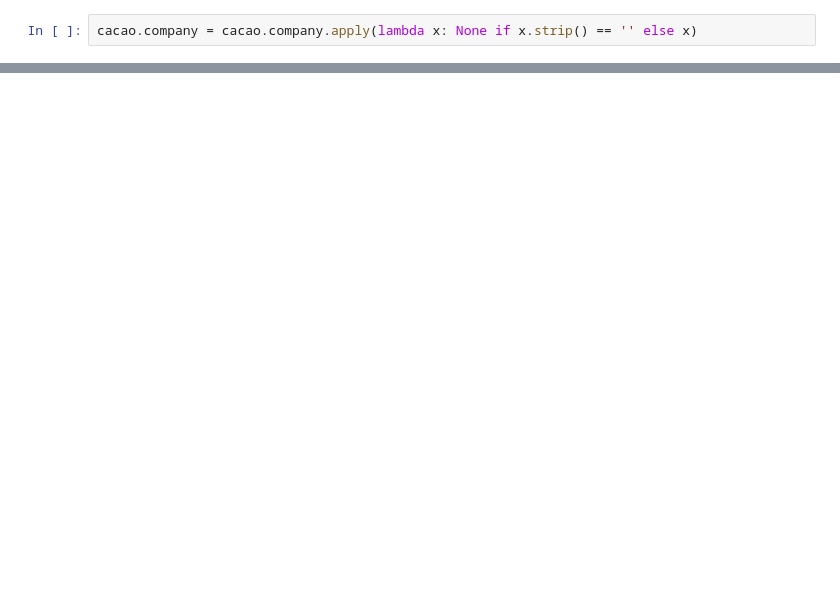
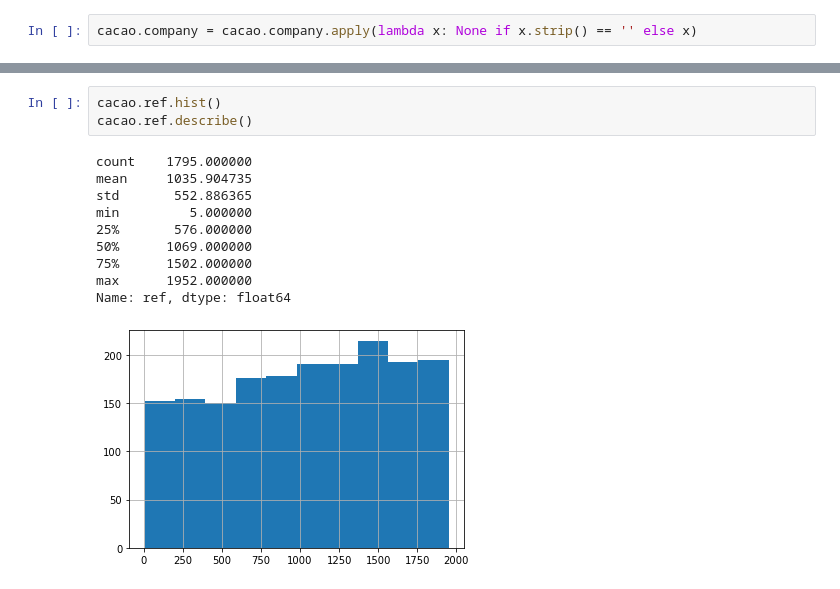
Before and after one commit to AlexanderPilshchikov/Git, a Jupyter notebook: module_2/draft.ipynb, the cells around one changed output, grey strips where cells are left out. Saved outputs shown, nothing was run; the diff lists cells and outputs as text; blank space fills up the shorter version.

```diff
--- a/module_2/draft.ipynb
+++ b/module_2/draft.ipynb
@@ -120,3 +121,17 @@ Data columns (total 1 columns):
  0   specific_origin  1737 non-null   object
 dtypes: object(1)
 memory usage: 14.1+ KB
+# %%
+cacao.ref.hist()
+cacao.ref.describe()
+# %% [output]
+count    1795.000000
+mean     1035.904735
+std       552.886365
+min         5.000000
+25%       576.000000
+50%      1069.000000
+75%      1502.000000
+max      1952.000000
+Name: ref, dtype: float64
+[figure, added]
```
Also changed, not shown: parts of 34 cells of this notebook, 2 other files.
